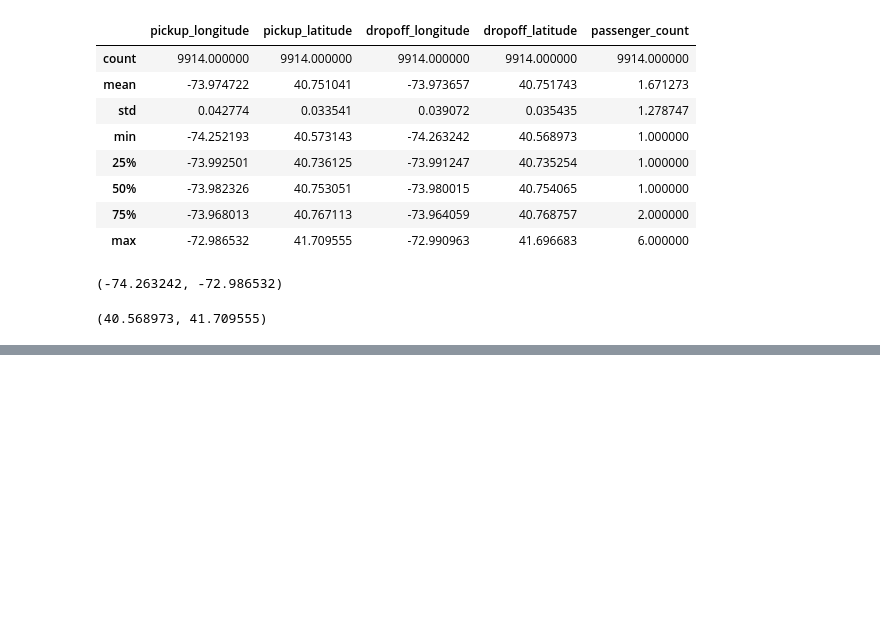
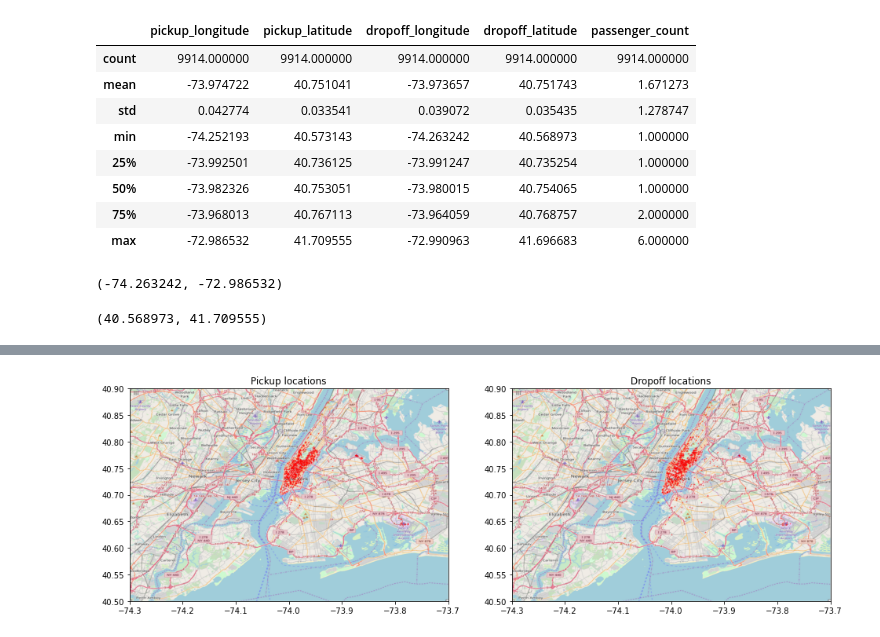
Before and after one commit to armandoordonez/eda_couse, a Jupyter notebook: NYC_Taxis.ipynb, the cells around one changed output, grey strips where cells are left out. Cells and saved outputs as stored; diff of their text form; code cells hidden in the pictures; blank space fills up the shorter version.

```diff
--- a/NYC_Taxis.ipynb
+++ b/NYC_Taxis.ipynb
@@ -188,0 +223,5 @@ URLError: ignored
+# %%
+# plot training data on map zoomed in
+plot_on_map(df_train, BB_zoom, nyc_map_zoom, s=1, alpha=0.3)
+# %% [output]
+[figure, added]
```
Also changed, not shown: parts of 27 cells of this notebook.
